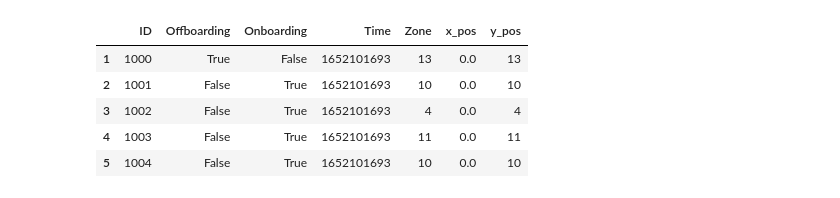
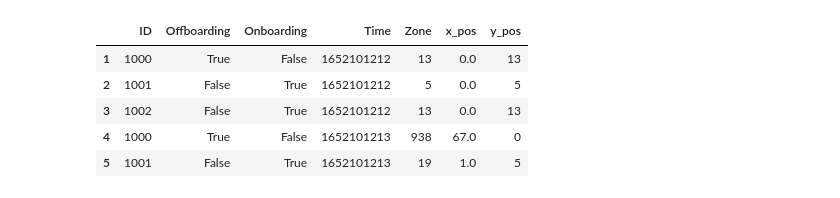
Before and after one commit to mauribadnights/sociophysics, a Jupyter notebook: simulator/simulator1.ipynb, the cells around one changed output. Saved outputs shown, nothing was run; the diff lists cells and outputs as text; code cells hidden in the pictures.

```diff
--- a/simulator/simulator1.ipynb
+++ b/simulator/simulator1.ipynb
@@ -25,7 +25,10 @@ def to_unix_timestamp(datetime_utc):
 # %%
 #Check for train
 def check_train(t):
-    df_train_present = train_data[(train_data['departure_unix'] > t) & (train_data['arrival_unix'] < t)]
+    global train_present_top
+    global train_present_bottom
+#     df_train_present = train_data[(train_data['departure_unix'] > t) & (train_data['arrival_unix'] < t)]
+    df_train_present = train_data[train_data['arrival_unix'] < t]
 
     if (df_train_present.empty):
         train_present_top = False
@@ -54,8 +57,8 @@ def get_train_data():
     #limit rows to 1 row per train (individual door information deleted)
     train_data_filtered = train_data_no_nan.drop_duplicates('arrival_time')
 
-    unix_timestamp_day_start =  min(people_in_dictionary_on.keys())
-    unix_timestamp_day_end =  max(people_in_dictionary_on.keys())
+    unix_timestamp_day_start =  time
+    unix_timestamp_day_end =  time + sim_duration
 
     day_train_data = train_data_filtered[(train_data_filtered['arrival_unix'] > unix_timestamp_day_start) & (train_data_filtered['departure_unix'] < unix_timestamp_day_end)]
     day_train_data = day_train_data.reset_index(drop=True)
@@ -63,6 +66,7 @@ def get_train_data():
     day_train_data = day_train_data.assign(train_position=lambda x: np.where(x['door_y'] > 2500, 'top', 'bottom'))
     day_train_data = day_train_data.drop(columns=['arrival_time', 'departure_time','door_no', 'door_x', 'door_y','station'])
 
+    print(day_train_data)
     return day_train_data
 # %%
 #Spawn people
@@ -353,18 +357,19 @@ density = density_0 #Dictionary with zone IDs as keys and density as values
 simulation_tuple = ([[0,False,False,0,0]])
 
 #Nudges
-blocked_zones = [35, 49, 63, 77, 119, 133, 147, 161, 203, 217, 231, 245, 287, 301, 315, 329, 34, 48, 62, 76, 118, 132, 146, 160, 202, 216, 230, 244, 286, 300, 314, 328]
+# blocked_zones = [35, 49, 63, 77, 119, 133, 147, 161, 203, 217, 231, 245, 287, 301, 315, 329, 34, 48, 62, 76, 118, 132, 146, 160, 202, 216, 230, 244, 286, 300, 314, 328]
 # blocked_zones = [list(range(14,41))]
+blocked_zones = []
+
+#Initialize variables
+time =  list(people_in_dictionary_off.keys())[5427] #Starting time of simulation
+sim_duration = 600 #How long the simulation lasts in seconds
 
 #Get train departure and arrival information
 train_data = get_train_data()
 
 train_present_top = False
 train_present_bottom = False
-
-#Initialize variables
-time =  list(people_in_dictionary_off.keys())[5575] #Starting time of simulation
-sim_duration = 600 #How long the simulation lasts in seconds
 
 
 # SIMULATE
@@ -392,7 +399,7 @@ Wall time: 3min 58s
 |  | ID | Offboarding | Onboarding | Time | Zone | x_pos | y_pos |
-| 1 | 1000 | True | False | 1652101693 | 13 | 0.0 | 13 |
-| 2 | 1001 | False | True | 1652101693 | 10 | 0.0 | 10 |
-| 3 | 1002 | False | True | 1652101693 | 4 | 0.0 | 4 |
-| 4 | 1003 | False | True | 1652101693 | 11 | 0.0 | 11 |
-| 5 | 1004 | False | True | 1652101693 | 10 | 0.0 | 10 |
+| 1 | 1000 | True | False | 1652101212 | 13 | 0.0 | 13 |
+| 2 | 1001 | False | True | 1652101212 | 5 | 0.0 | 5 |
+| 3 | 1002 | False | True | 1652101212 | 13 | 0.0 | 13 |
+| 4 | 1000 | True | False | 1652101213 | 938 | 67.0 | 0 |
+| 5 | 1001 | False | True | 1652101213 | 19 | 1.0 | 5 |
 # %%
```
Also changed, not shown: parts of 4 cells of this notebook, 3 other files.
